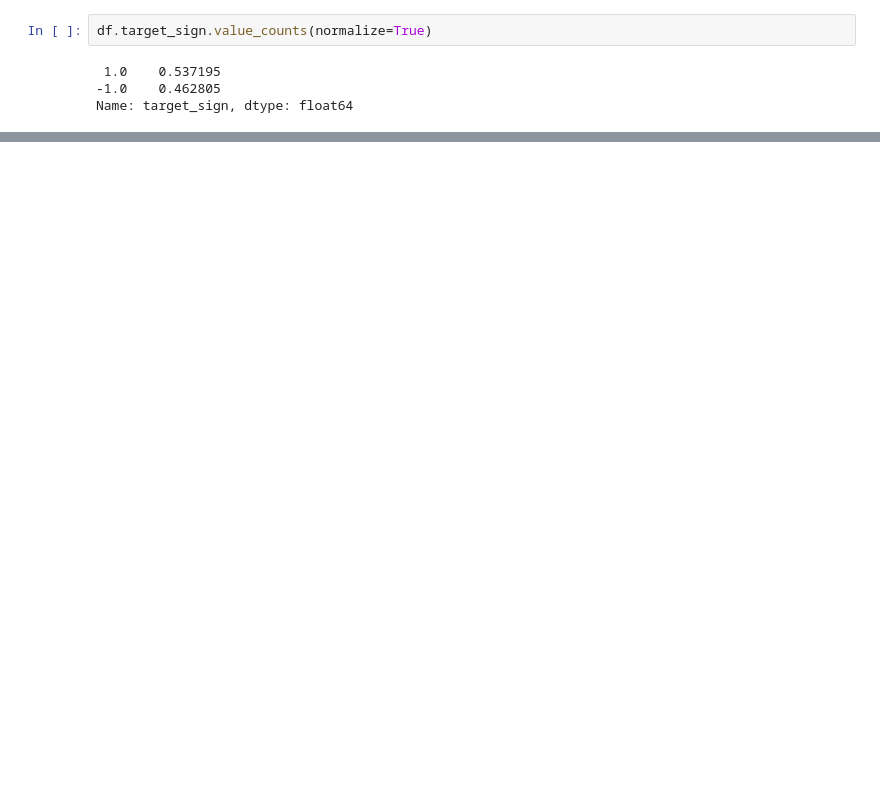
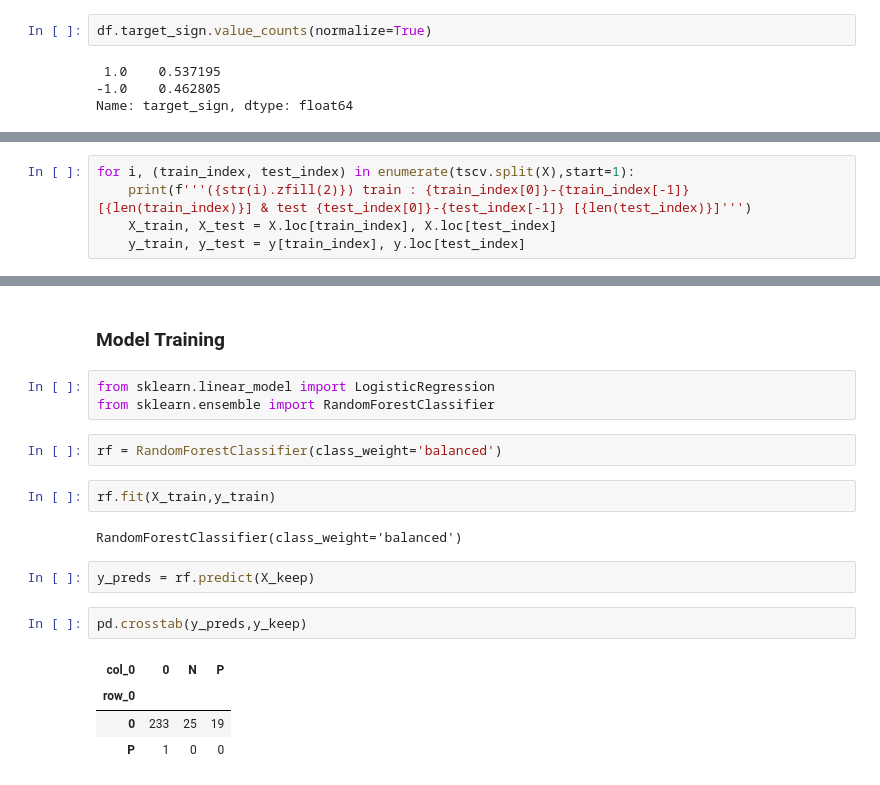
Before and after one commit to Takfes/fun-crypto-app, a Jupyter notebook: notebooks/exploration.ipynb, the cells around one changed output, grey strips where cells are left out. Saved outputs shown, nothing was run; the diff lists cells and outputs as text; blank space fills up the shorter version.

```diff
--- a/notebooks/exploration.ipynb
+++ b/notebooks/exploration.ipynb
@@ -504,0 +596,5 @@ pd.crosstab(df.target_clf,df.target_sign,margins=True,normalize=True)
+# %%
+for i, (train_index, test_index) in enumerate(tscv.split(X),start=1):
+    print(f'''({str(i).zfill(2)}) train : {train_index[0]}-{train_index[-1]} [{len(train_index)}] & test {test_index[0]}-{test_index[-1]} [{len(test_index)}]''')
+    X_train, X_test = X.loc[train_index], X.loc[test_index]
+    y_train, y_test = y[train_index], y.loc[test_index]
@@ -504,0 +612,20 @@ pd.crosstab(df.target_clf,df.target_sign,margins=True,normalize=True)
+# %% [markdown]
+### Model Training
+# %%
+from sklearn.linear_model import LogisticRegression
+from sklearn.ensemble import RandomForestClassifier
+# %%
+rf = RandomForestClassifier(class_weight='balanced')
+# %%
+rf.fit(X_train,y_train)
+# %% [output]
+RandomForestClassifier(class_weight='balanced')
+# %%
+y_preds = rf.predict(X_keep)
+# %%
+pd.crosstab(y_preds,y_keep)
+# %% [output]
+| col_0 | 0 | N | P |
+| row_0 |  |  |  |
+| 0 | 233 | 25 | 19 |
+| P | 1 | 0 | 0 |
```
Also changed, not shown: parts of 22 cells of this notebook.
